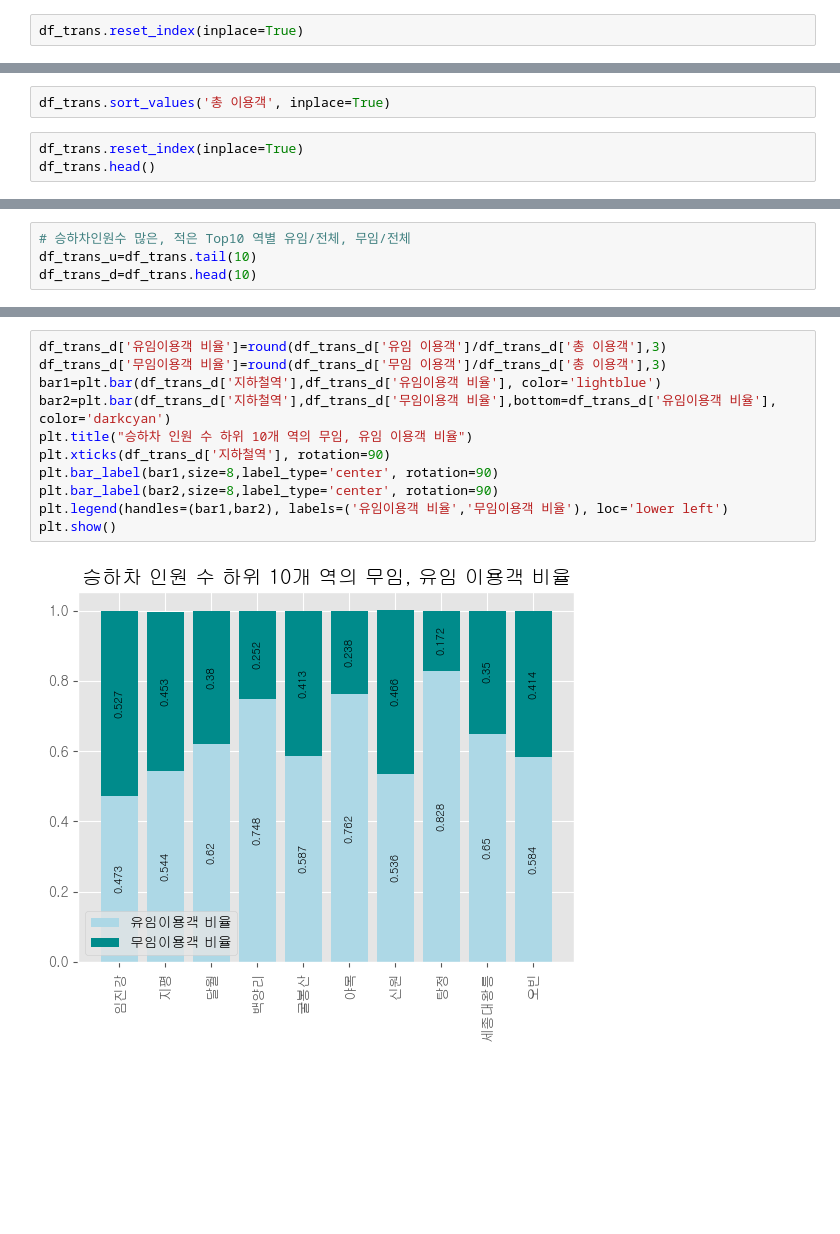
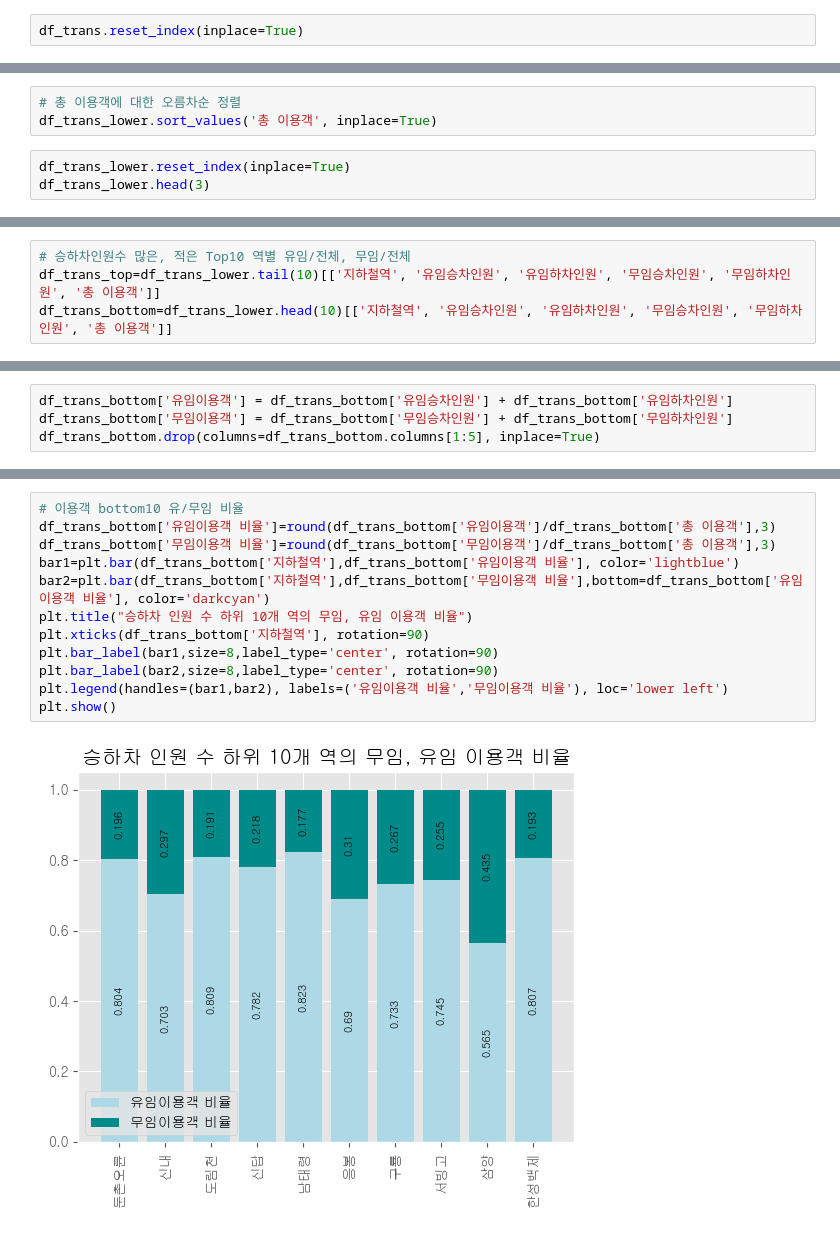
Before and after one commit to HyunJW/Subway_Analystic, a Jupyter notebook: 지하철 이용현황.ipynb, the cells around one changed output, grey strips where cells are left out. Saved outputs shown, nothing was run; the diff lists cells and outputs as text; blank space fills up the shorter version.

```diff
--- a/지하철 이용현황.ipynb
+++ b/지하철 이용현황.ipynb
@@ -1264,7 +1308,8 @@ df_trans.head(3)
 # %%
-df_trans.sort_values('총 이용객', inplace=True)
+# 총 이용객에 대한 오름차순 정렬
+df_trans_lower.sort_values('총 이용객', inplace=True)
 # %%
-df_trans.reset_index(inplace=True)
-df_trans.head()
+df_trans_lower.reset_index(inplace=True)
+df_trans_lower.head(3)
 # %% [output]
 |  | 지하철역 | 환승가능여부 | 04시-05시 승차인원 | 04시-05시 하차인원 | 05시-06시 승차인원 | 05시-06시 하차인원 | 06시-07시 승차인원 | 06시-07시 하차인원 | ... |
@@ -1317,4 +1345,4 @@ plt.show()
 # %%
 # 승하차인원수 많은, 적은 Top10 역별 유임/전체, 무임/전체
-df_trans_u=df_trans.tail(10)
-df_trans_d=df_trans.head(10)
+df_trans_top=df_trans_lower.tail(10)[['지하철역', '유임승차인원', '유임하차인원', '무임승차인원', '무임하차인원', '총 이용객']]
+df_trans_bottom=df_trans_lower.head(10)[['지하철역', '유임승차인원', '유임하차인원', '무임승차인원', '무임하차인원', '총 이용객']]
@@ -1333 +1353,5 @@ df_trans_d.columns=['지하철역','유임 이용객','무임 이용객','총
+# %%
+df_trans_bottom['유임이용객'] = df_trans_bottom['유임승차인원'] + df_trans_bottom['유임하차인원']
+df_trans_bottom['무임이용객'] = df_trans_bottom['무임승차인원'] + df_trans_bottom['무임하차인원']
+df_trans_bottom.drop(columns=df_trans_bottom.columns[1:5], inplace=True)
 # %%
@@ -1346,15 +1369,16 @@ plt.show()
 # %% [output]
 [figure]
 # %%
-df_trans_d['유임이용객 비율']=round(df_trans_d['유임 이용객']/df_trans_d['총 이용객'],3)
-df_trans_d['무임이용객 비율']=round(df_trans_d['무임 이용객']/df_trans_d['총 이용객'],3)
-bar1=plt.bar(df_trans_d['지하철역'],df_trans_d['유임이용객 비율'], color='lightblue')
-bar2=plt.bar(df_trans_d['지하철역'],df_trans_d['무임이용객 비율'],bottom=df_trans_d['유임이용객 비율'], color='darkcyan')
+# 이용객 bottom10 유/무임 비율
+df_trans_bottom['유임이용객 비율']=round(df_trans_bottom['유임이용객']/df_trans_bottom['총 이용객'],3)
+df_trans_bottom['무임이용객 비율']=round(df_trans_bottom['무임이용객']/df_trans_bottom['총 이용객'],3)
+bar1=plt.bar(df_trans_bottom['지하철역'],df_trans_bottom['유임이용객 비율'], color='lightblue')
+bar2=plt.bar(df_trans_bottom['지하철역'],df_trans_bottom['무임이용객 비율'],bottom=df_trans_bottom['유임이용객 비율'], color='darkcyan')
 plt.title("승하차 인원 수 하위 10개 역의 무임, 유임 이용객 비율")
-plt.xticks(df_trans_d['지하철역'], rotation=90)
+plt.xticks(df_trans_bottom['지하철역'], rotation=90)
 plt.bar_label(bar1,size=8,label_type='center', rotation=90)
 plt.bar_label(bar2,size=8,label_type='center', rotation=90)
 plt.legend(handles=(bar1,bar2), labels=('유임이용객 비율','무임이용객 비율'), loc='lower left')
 plt.show()
 # %% [output]
-[figure, old version]
+[figure, new version]
```
Also changed, not shown: parts of 33 cells of this notebook, 1 other file.
